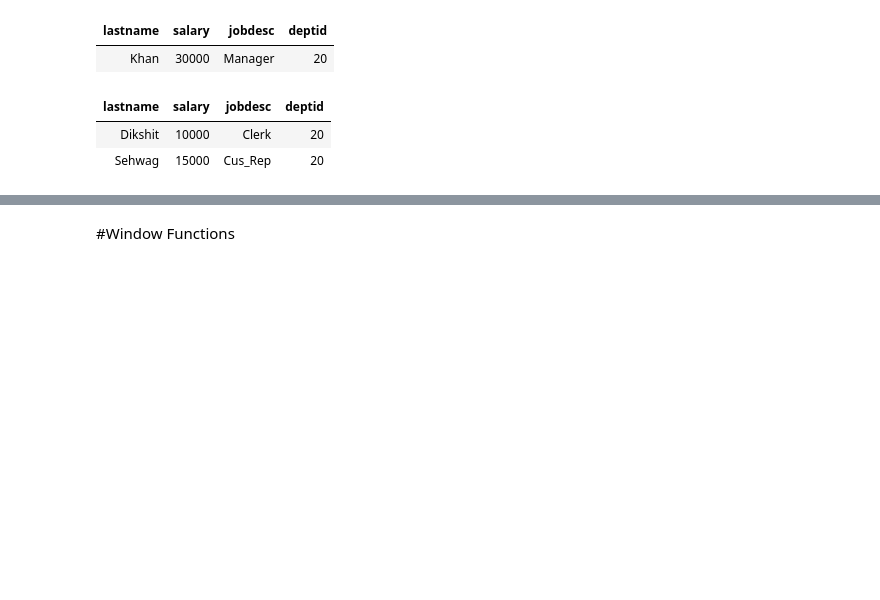
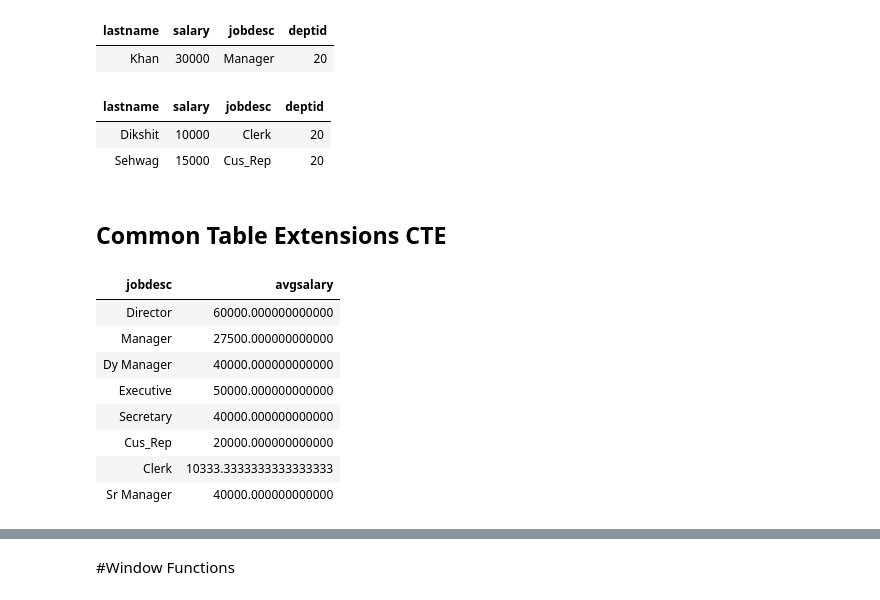
Before and after one commit to Praxis-QR/RDWH, a Jupyter notebook: PostgreSQL_02_SQL42.ipynb, the cells around one changed output, grey strips where cells are left out. Drawn from its saved outputs; the diff is of its cells as text; code cells hidden in the pictures; blank space fills up the shorter version.

Commit message:
Common SQL functions

```diff
--- a/PostgreSQL_02_SQL42.ipynb
+++ b/PostgreSQL_02_SQL42.ipynb
@@ -755,3 +755,20 @@ runSelect(sql)
 | lastname | salary | jobdesc | deptid |
 | Dikshit | 10000 | Clerk | 20 |
 | Sehwag | 15000 | Cus_Rep | 20 |
+# %% [markdown]
+## Common Table Extensions CTE
+# %%
+sql = "\
+select jobdesc, avg(salary) avgsalary from empl group by jobdesc \
+"
+runSelect(sql)
+# %% [output]
+| jobdesc | avgsalary |
+| Director | 60000.000000000000 |
+| Manager | 27500.000000000000 |
+| Dy Manager | 40000.000000000000 |
+| Executive | 50000.000000000000 |
+| Secretary | 40000.000000000000 |
+| Cus_Rep | 20000.000000000000 |
+| Clerk | 10333.3333333333333333 |
+| Sr Manager | 40000.000000000000 |
```
Also changed, not shown: parts of 5 cells of this notebook.
